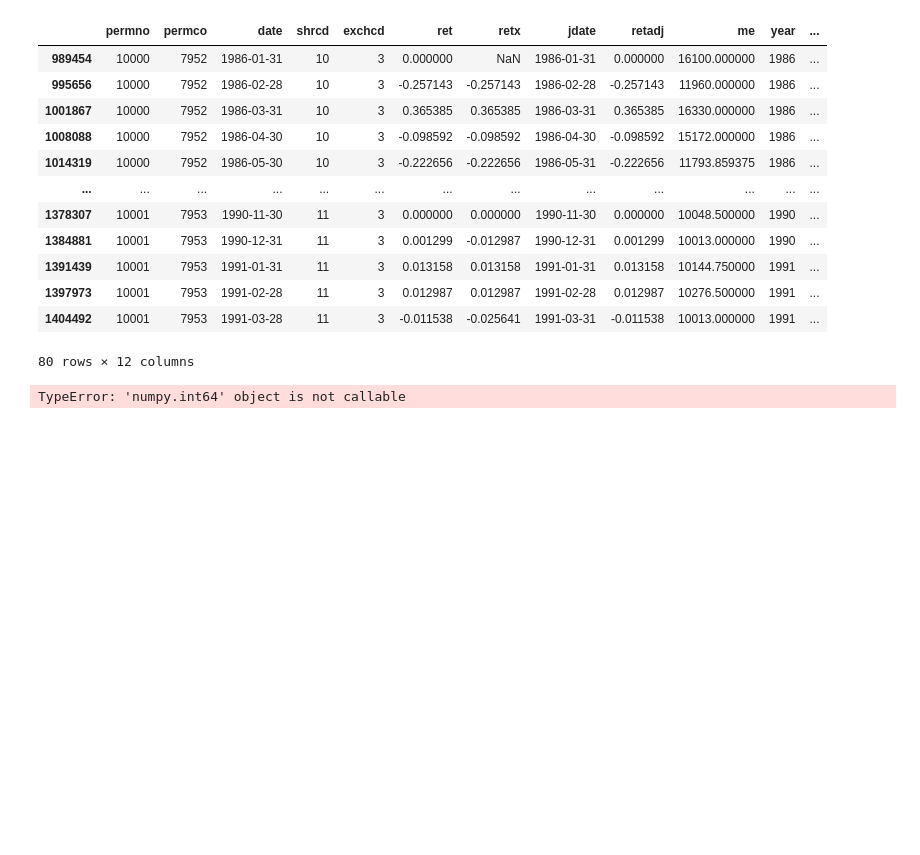
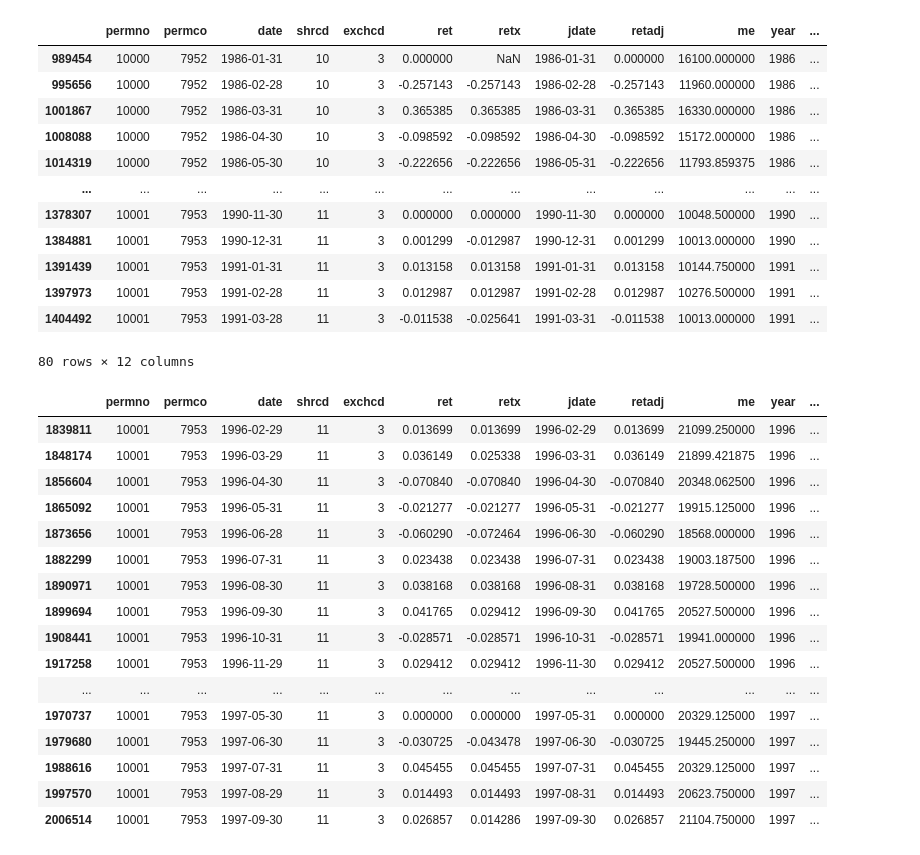
Before and after one commit to icer6683/Pricing, a Jupyter notebook: Table2.ipynb, the cells around one changed output. Saved outputs shown, nothing was run; the diff lists cells and outputs as text; code cells hidden in the pictures; blank space fills up the shorter version.

Commit message:
Complete value-weighted returns for portfolios

```diff
--- a/Table2.ipynb
+++ b/Table2.ipynb
@@ -117,4 +115,37 @@ anomaly = pd.read_parquet("anomaly.gzip")
 # %%
-crsp2.size()
+crsp2['1+retx']=1+crsp2['retx']
+crsp2=crsp2.sort_values(by=['permno','date'])
+
+# cumret by stock
+crsp2['cumretx']=crsp2.groupby(['permno','year'])['1+retx'].cumprod()
+
+# lag cumret
+crsp2['lcumretx']=crsp2.groupby(['permno'])['cumretx'].shift(120)
+
+# lag market cap
+crsp2['lme']=crsp2.groupby(['permno'])['me'].shift(120)
+
+# if first permno then use me/(1+retx) to replace the missing value
+crsp2['count']=crsp2.groupby(['permno']).cumcount()
+crsp3 = crsp2.copy()
+crsp3 = crsp3.dropna()
+crsp3['wt']=np.where(crsp3['jdate'], crsp3['lme'], crsp3['me']*crsp3['lcumretx'])
+crsp3.head(20)
 # %% [output]
-TypeError: 'numpy.int64' object is not callable
+|  | permno | permco | date | shrcd | exchcd | ret | retx | jdate | retadj | me | year | ... |
+| 1839811 | 10001 | 7953 | 1996-02-29 | 11 | 3 | 0.013699 | 0.013699 | 1996-02-29 | 0.013699 | 21099.250000 | 1996 | ... |
+| 1848174 | 10001 | 7953 | 1996-03-29 | 11 | 3 | 0.036149 | 0.025338 | 1996-03-31 | 0.036149 | 21899.421875 | 1996 | ... |
+| 1856604 | 10001 | 7953 | 1996-04-30 | 11 | 3 | -0.070840 | -0.070840 | 1996-04-30 | -0.070840 | 20348.062500 | 1996 | ... |
+| 1865092 | 10001 | 7953 | 1996-05-31 | 11 | 3 | -0.021277 | -0.021277 | 1996-05-31 | -0.021277 | 19915.125000 | 1996 | ... |
+| 1873656 | 10001 | 7953 | 1996-06-28 | 11 | 3 | -0.060290 | -0.072464 | 1996-06-30 | -0.060290 | 18568.000000 | 1996 | ... |
+| 1882299 | 10001 | 7953 | 1996-07-31 | 11 | 3 | 0.023438 | 0.023438 | 1996-07-31 | 0.023438 | 19003.187500 | 1996 | ... |
+| 1890971 | 10001 | 7953 | 1996-08-30 | 11 | 3 | 0.038168 | 0.038168 | 1996-08-31 | 0.038168 | 19728.500000 | 1996 | ... |
+| 1899694 | 10001 | 7953 | 1996-09-30 | 11 | 3 | 0.041765 | 0.029412 | 1996-09-30 | 0.041765 | 20527.500000 | 1996 | ... |
+| 1908441 | 10001 | 7953 | 1996-10-31 | 11 | 3 | -0.028571 | -0.028571 | 1996-10-31 | -0.028571 | 19941.000000 | 1996 | ... |
+| 1917258 | 10001 | 7953 | 1996-11-29 | 11 | 3 | 0.029412 | 0.029412 | 1996-11-30 | 0.029412 | 20527.500000 | 1996 | ... |
+| ... | ... | ... | ... | ... | ... | ... | ... | ... | ... | ... | ... | ... |
+| 1970737 | 10001 | 7953 | 1997-05-30 | 11 | 3 | 0.000000 | 0.000000 | 1997-05-31 | 0.000000 | 20329.125000 | 1997 | ... |
+| 1979680 | 10001 | 7953 | 1997-06-30 | 11 | 3 | -0.030725 | -0.043478 | 1997-06-30 | -0.030725 | 19445.250000 | 1997 | ... |
+| 1988616 | 10001 | 7953 | 1997-07-31 | 11 | 3 | 0.045455 | 0.045455 | 1997-07-31 | 0.045455 | 20329.125000 | 1997 | ... |
+| 1997570 | 10001 | 7953 | 1997-08-29 | 11 | 3 | 0.014493 | 0.014493 | 1997-08-31 | 0.014493 | 20623.750000 | 1997 | ... |
+| 2006514 | 10001 | 7953 | 1997-09-30 | 11 | 3 | 0.026857 | 0.014286 | 1997-09-30 | 0.026857 | 21104.750000 | 1997 | ... |
```
Also changed, not shown: parts of 12 cells of this notebook.
